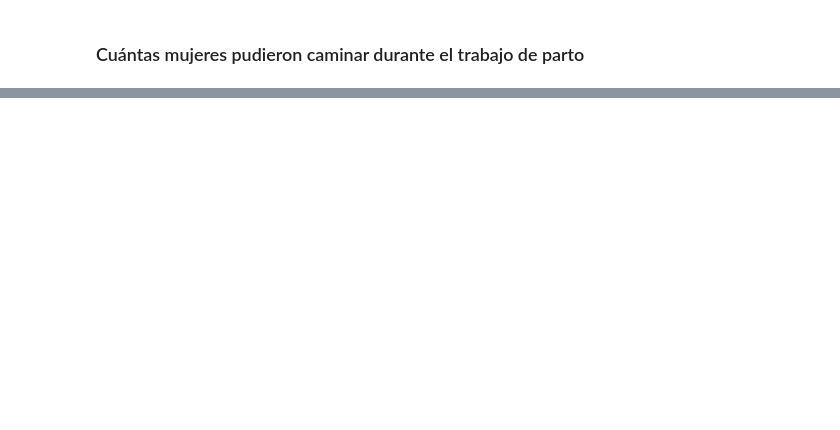
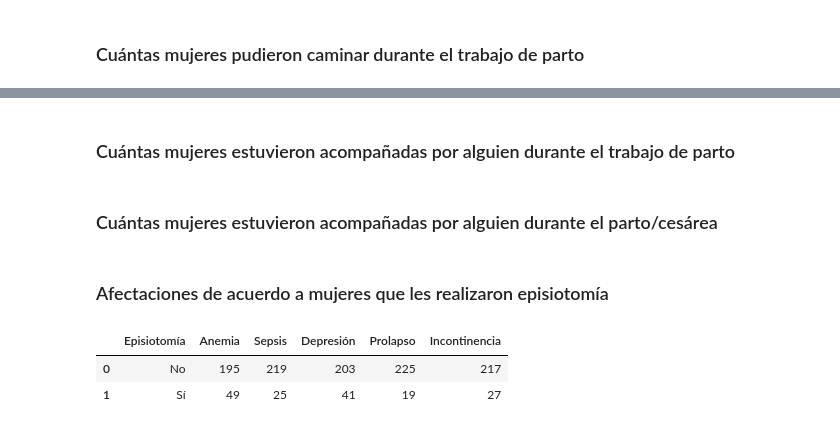
Before and after one commit to DataCritica/violencia-obstetrica-cuba, a Jupyter notebook: dataviz.ipynb, the cells around one changed output, grey strips where cells are left out. Drawn from its saved outputs; the diff is of its cells as text; code cells hidden in the pictures; blank space fills up the shorter version.

```diff
--- a/dataviz.ipynb
+++ b/dataviz.ipynb
@@ -491,0 +658,2 @@ fig.show()
+# %% [markdown]
+### Cuántas mujeres estuvieron acompañadas por alguien durante el trabajo de parto
@@ -491,0 +678,2 @@ fig.show()
+# %% [markdown]
+### Cuántas mujeres estuvieron acompañadas por alguien durante el parto/cesárea
@@ -491,0 +698,27 @@ fig.show()
+# %% [markdown]
+### Afectaciones de acuerdo a mujeres que les realizaron episiotomía
+# %%
+df1 = pd.read_excel('data/episiotomia_anemia.xlsx', index_col=None)
+df2 = pd.read_excel('data/episiotomia_sepsis.xlsx', index_col=None)
+df3 = pd.read_excel('data/episiotomia_depresion.xlsx', index_col=None)
+df4 = pd.read_excel('data/episiotomia_prolapso.xlsx', index_col=None)
+df5 = pd.read_excel('data/episiotomia_incontinencia.xlsx', index_col=None)
+
+"""
+Function to merge dataframes
+"""
+def merge_dataframes(*args, **kwargs):
+    dfs = list(args)
+    for i in range(len(dfs)):
+        if i <= 1:
+            episiotomia = pd.merge(dfs[0], dfs[1], on='Episiotomía', how ='outer')
+        else:
+            episiotomia = pd.merge(episiotomia, dfs[i], on='Episiotomía', how ='outer')
+    return episiotomia
+
+episiotomia = merge_dataframes(df1, df2, df3, df4, df5)
+episiotomia
+# %% [output]
+|  | Episiotomía | Anemia | Sepsis | Depresión | Prolapso | Incontinencia |
+| 0 | No | 195 | 219 | 203 | 225 | 217 |
+| 1 | Sí | 49 | 25 | 41 | 19 | 27 |
```
Also changed, not shown: parts of 29 cells of this notebook, 12 other files.
